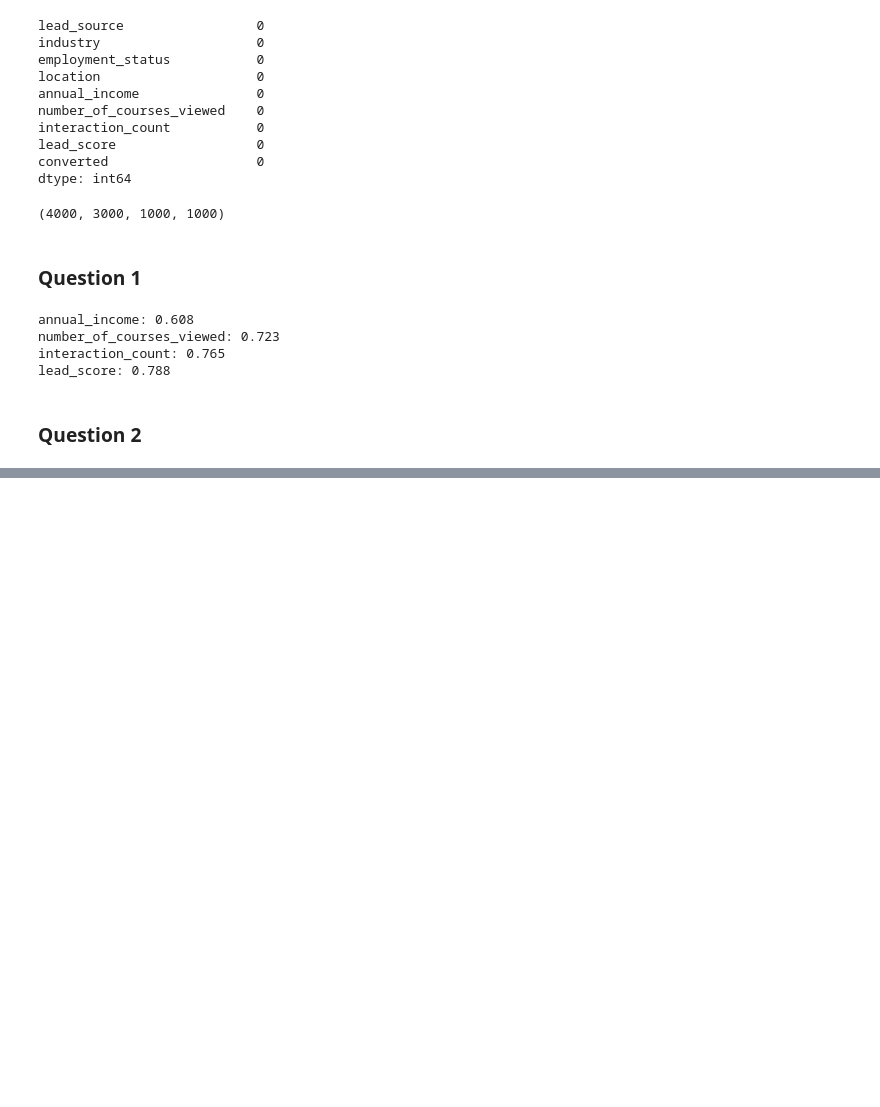
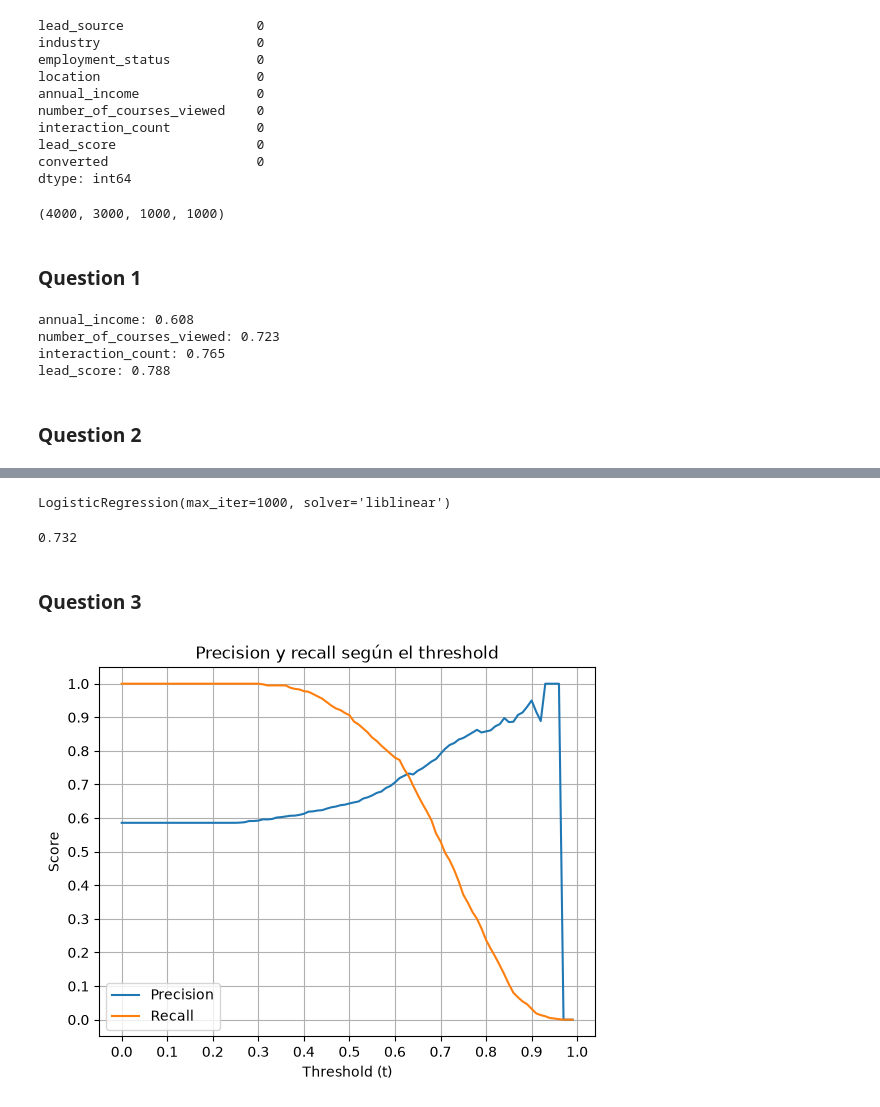
Before and after one commit to dsdrajlin/machine-learning-zoomcamp, a Jupyter notebook: 04-evaluation-homework.ipynb, the cells around one changed output, grey strips where cells are left out. Saved outputs shown, nothing was run; the diff lists cells and outputs as text; code cells hidden in the pictures; blank space fills up the shorter version.

```diff
--- a/04-evaluation-homework.ipynb
+++ b/04-evaluation-homework.ipynb
@@ -112,7 +112,5 @@ lead_score: 0.788
 # %%
 from sklearn.feature_extraction import DictVectorizer
 
-dv = DictVectorizer()
+dv = DictVectorizer(sparse=False)
 X_train = dv.fit_transform(df_train[categorical + numeric].to_dict(orient='records'))
-
-X_train
@@ -120,0 +117,44 @@ ImportError: cannot import name 'DictVectorizer' from 'sklearn.feature_extractio
+# %%
+from sklearn.linear_model import LogisticRegression
+
+model = LogisticRegression(solver='liblinear', C=1.0, max_iter=1000)
+model.fit(X_train, df_train["converted"])
+# %% [output]
+LogisticRegression(max_iter=1000, solver='liblinear')
+# %%
+X_val = dv.transform(df_val[categorical + numeric].to_dict(orient='records'))
+y_val = df_val["converted"]
+y_pred = model.predict_proba(X_val)[:, 1]
+
+from sklearn.metrics import roc_auc_score
+auc = roc_auc_score(y_val, y_pred)
+round(auc,3)
+# %% [output]
+0.732
+# %% [markdown]
+### Question 3
+# %%
+from sklearn.metrics import precision_score, recall_score
+
+thresholds = np.arange(0.0, 1.0, 0.01)
+
+precision_values = []
+recall_values = []
+
+for threshold in thresholds:
+    y_pred_binary = y_pred >= threshold
+    precision_values.append(precision_score(y_val, y_pred_binary, zero_division=0))
+    recall_values.append(recall_score(y_val, y_pred_binary, zero_division=0))
+
+plt.plot(thresholds, precision_values, label="Precision")
+plt.plot(thresholds, recall_values, label="Recall")
+plt.xlabel("Threshold (t)")
+plt.ylabel("Score")
+plt.title("Precision y recall según el threshold")
+plt.legend()
+plt.grid(True)
+plt.yticks(np.arange(0, 1.1, 0.1))
+plt.xticks(np.arange(0, 1.1, 0.1))
+plt.show()
+# %% [output]
+[figure, added]
```
Also changed, not shown: parts of 5 cells of this notebook.
